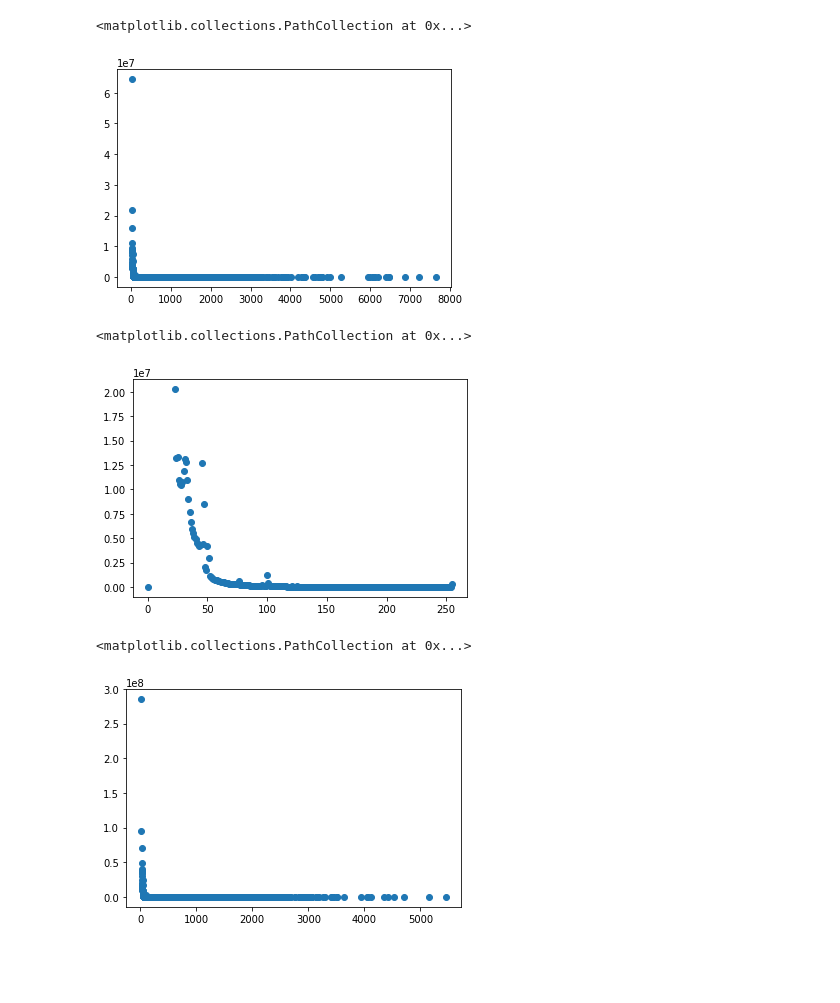
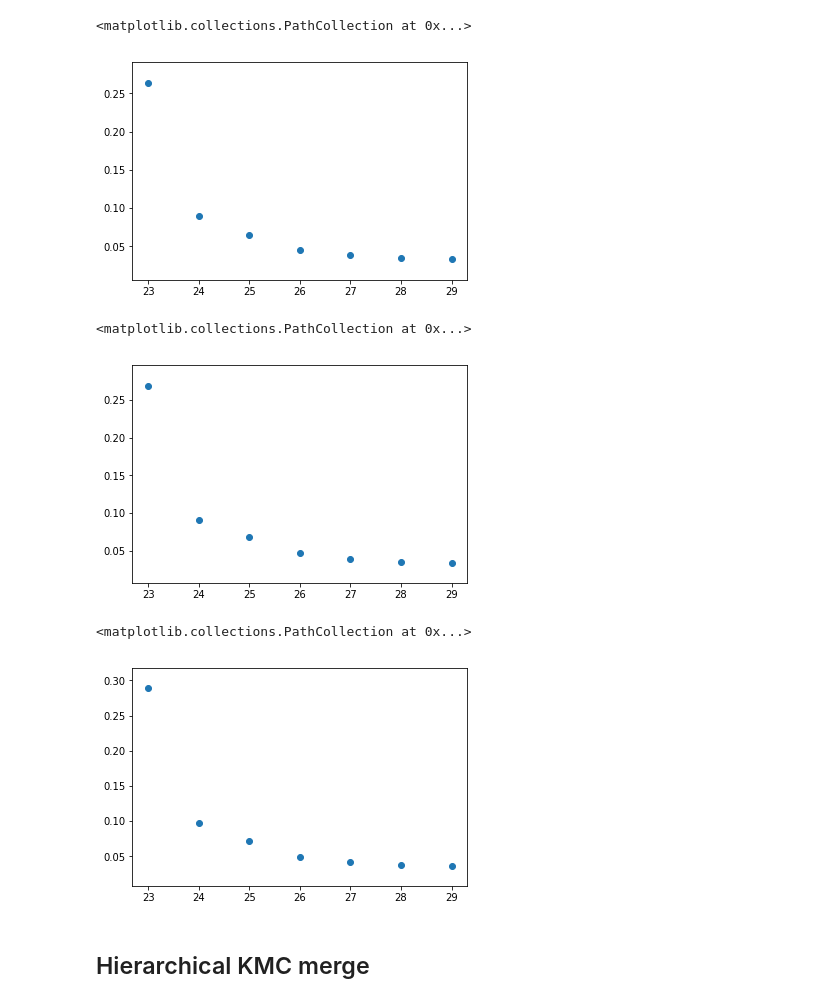
Before and after one commit to fataltes/quickNBs, a Jupyter notebook: sski.ipynb, the cells around one changed output. Saved outputs shown, nothing was run; the diff lists cells and outputs as text; code cells hidden in the pictures; blank space fills up the shorter version.

```diff
--- a/sski.ipynb
+++ b/sski.ipynb
@@ -48,27 +41,32 @@ plt.scatter(d500['length'], d500['count'])
 # %%
+totalContigs=244077866
 d1k = pd.read_csv("/mnt/scratch1/fatemeh/mantis-recomb/tmp1k", sep=" ", header=None)
 d1k.columns = ['count', 'length']
-d1k = d1k.sort_values('count')
-d1k.head()
-plt.scatter(d1k['length'], d1k['count'])
+limited=d1k[d1k['length'] < 30]
+limited = limited.sort_values('count')
+plt.scatter(limited['length'], limited['count']/totalContigs)
 # %% [output]
 <matplotlib.collections.PathCollection at 0x...>
-[figure, old version]
+[figure, new version]
 # %%
-d2k = pd.read_csv("/mnt/scratch1/fatemeh/mantis-recomb/tmpsorted2k", sep=" ", header=None)
+totalContigs=436274203
+d2k = pd.read_csv("/mnt/scratch1/fatemeh/mantis-recomb/tmp2k", sep=" ", header=None)
 d2k.columns = ['count', 'length']
-d2k = d2k.sort_values('count')
-d2k.head()
-plt.scatter(d2k['length'], d2k['count'])
+limited=d2k[d2k['length'] < 30]
+limited = limited.sort_values('count')
+plt.scatter(limited['length'], limited['count']/totalContigs)
 # %% [output]
 <matplotlib.collections.PathCollection at 0x...>
-[figure, old version]
+[figure, new version]
 # %%
+totalContigs=985528081
 d5k = pd.read_csv("/mnt/scratch1/fatemeh/mantis-recomb/tmp5k", sep=" ", header=None)
 d5k.columns = ['count', 'length']
-d5k = d5k.sort_values('count')
-d5k.head()
-plt.scatter(d5k['length'], d5k['count'])
+limited=d5k[d5k['length'] < 30]
+limited = limited.sort_values('count')
+plt.scatter(limited['length'], limited['count']/totalContigs)
 # %% [output]
 <matplotlib.collections.PathCollection at 0x...>
-[figure, old version]
+[figure, new version]
+# %% [markdown]
+## Hierarchical KMC merge
```
Also changed, not shown: parts of 10 cells of this notebook.
